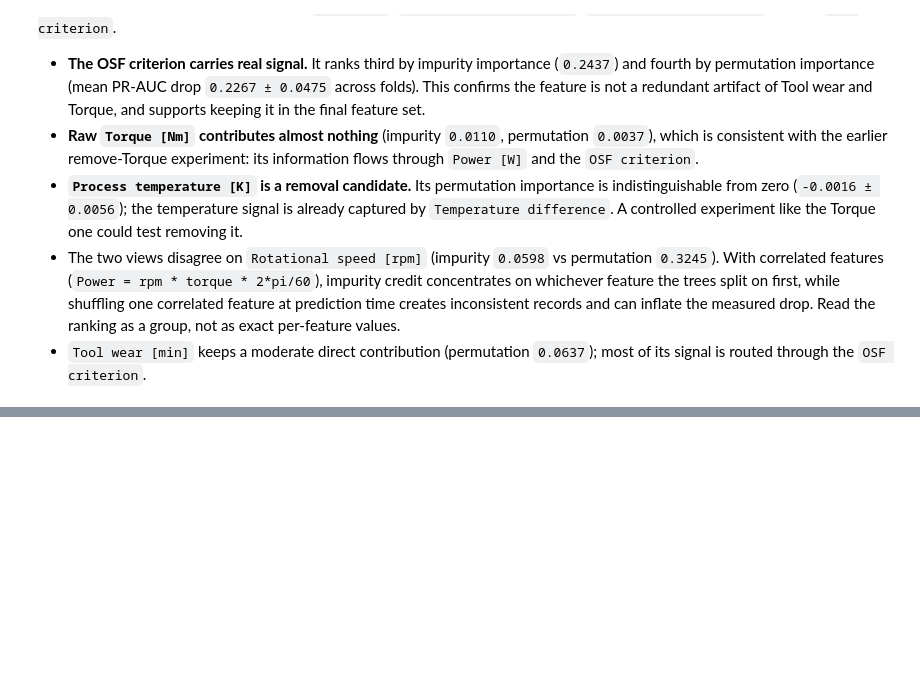
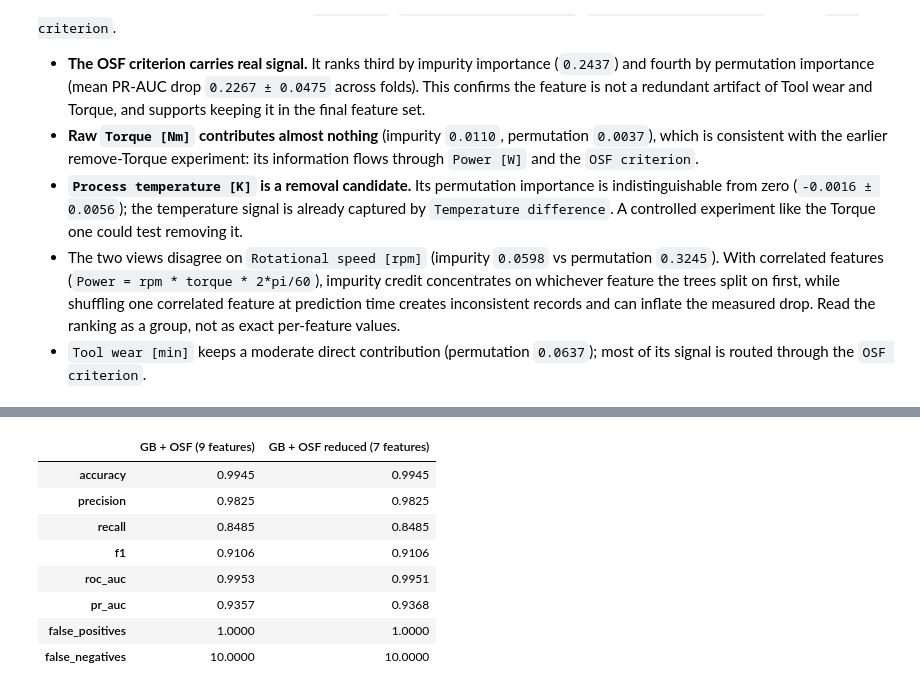
Before and after one commit to KacperKnapek/Machine-failure-prediction, a Jupyter notebook: notebooks/05_feature_experiment.ipynb, the cells around one changed output, grey strips where cells are left out. Cells and saved outputs as stored; diff of their text form; code cells hidden in the pictures; blank space fills up the shorter version.

```diff
--- a/notebooks/05_feature_experiment.ipynb
+++ b/notebooks/05_feature_experiment.ipynb
@@ -1158,0 +1195,34 @@ Both views agree on the same top group: `Power [W]`, `Temperature difference`, `
+# %%
+reduced_features = X_train_osf_reduced.columns.tolist()
+numeric_reduced = [column for column in reduced_features if column not in CATEGORICAL_FEATURES]
+
+X_train_reduced_final = X_train_osf_reduced.copy()
+X_test_reduced_final = X_test_osf_reduced.copy()
+reduced_scaler = StandardScaler()
+X_train_reduced_final[numeric_reduced] = reduced_scaler.fit_transform(X_train_reduced_final[numeric_reduced])
+X_test_reduced_final[numeric_reduced] = reduced_scaler.transform(X_test_reduced_final[numeric_reduced])
+
+reduced_model = GradientBoostingClassifier(random_state=42)
+reduced_model.fit(X_train_reduced_final, y_train)
+reduced_y_proba = reduced_model.predict_proba(X_test_reduced_final)[:, 1]
+reduced_y_pred = (reduced_y_proba >= FINAL_THRESHOLD).astype(int)
+
+reduced_metrics = get_metrics(y_test, reduced_y_proba)
+reduced_metrics["false_positives"] = ((y_test == 0) & (reduced_y_pred == 1)).sum()
+reduced_metrics["false_negatives"] = ((y_test == 1) & (reduced_y_pred == 0)).sum()
+
+reduced_comparison = pd.DataFrame({
+    "GB + OSF (9 features)": pd.Series(final_metrics),
+    "GB + OSF reduced (7 features)": pd.Series(reduced_metrics),
+})
+display(reduced_comparison.round(4))
+# %% [output]
+|  | GB + OSF (9 features) | GB + OSF reduced (7 features) |
+| accuracy | 0.9945 | 0.9945 |
+| precision | 0.9825 | 0.9825 |
+| recall | 0.8485 | 0.8485 |
+| f1 | 0.9106 | 0.9106 |
+| roc_auc | 0.9953 | 0.9951 |
+| pr_auc | 0.9357 | 0.9368 |
+| false_positives | 1.0000 | 1.0000 |
+| false_negatives | 10.0000 | 10.0000 |
```
Also changed, not shown: parts of 5 cells of this notebook, 2 other files.
